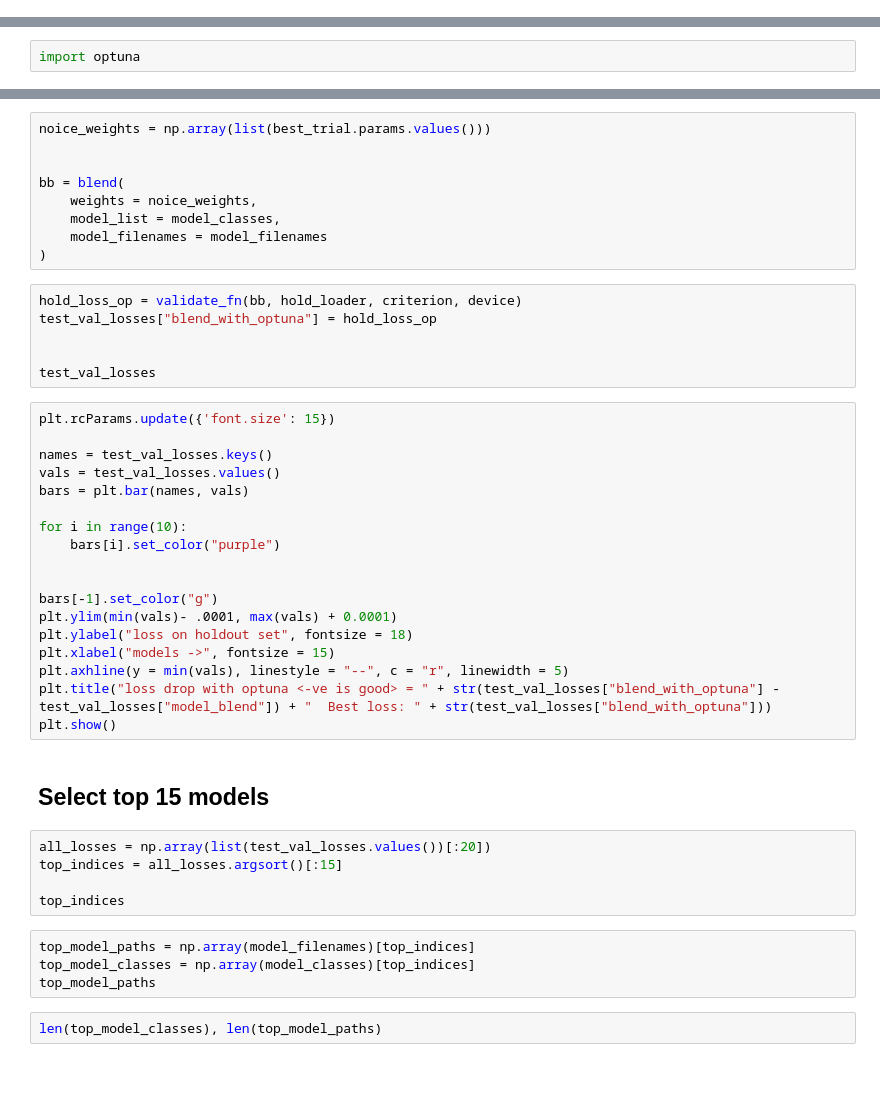
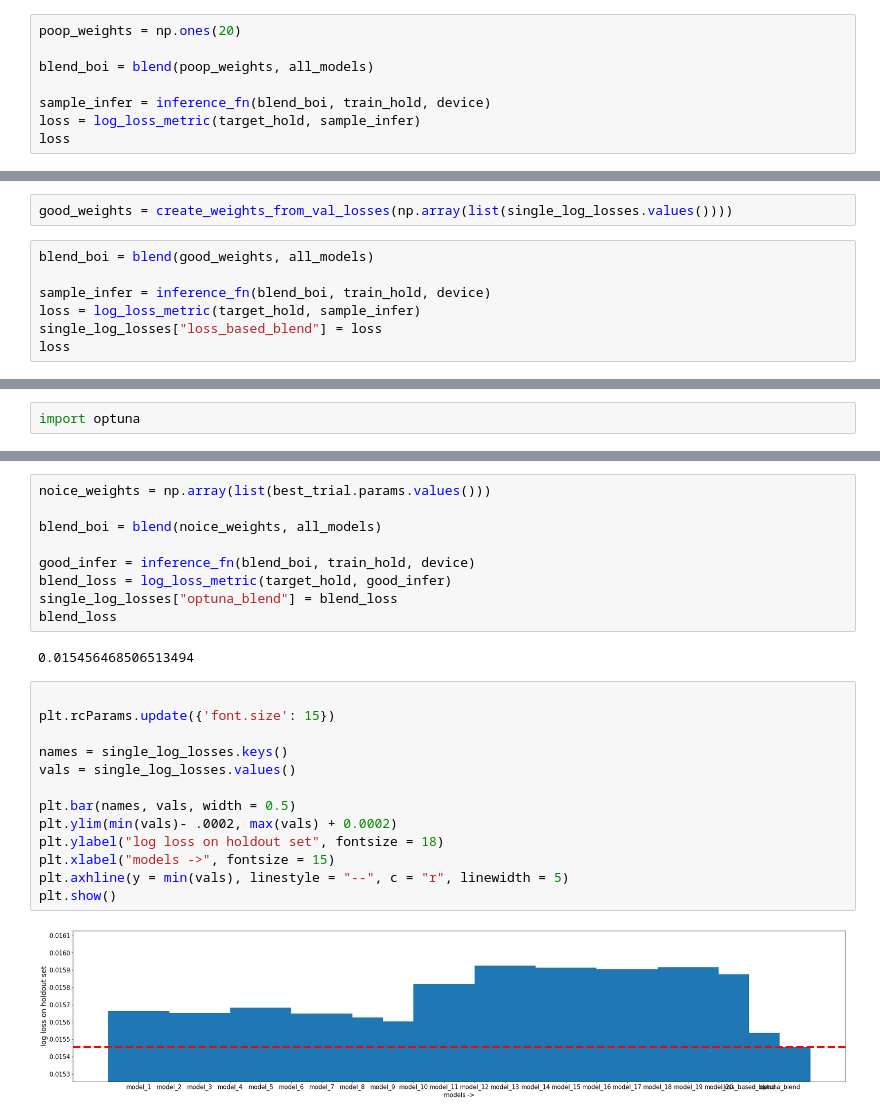
Before and after one commit to Mainakdeb/moa-classification, a Jupyter notebook: model_blending_prototype.ipynb, the cells around one changed output, grey strips where cells are left out. Cells and saved outputs as stored; diff of their text form; blank space fills up the shorter version.

Commit message:
blending: move to log loss

```diff
--- a/model_blending_prototype.ipynb
+++ b/model_blending_prototype.ipynb
@@ -632,0 +596,8 @@ plt.show()
+# %%
+poop_weights = np.ones(20)
+
+blend_boi = blend(poop_weights, all_models)
+
+sample_infer = inference_fn(blend_boi, train_hold, device)
+loss = log_loss_metric(target_hold, sample_infer)
+loss
@@ -632,0 +639,9 @@ plt.show()
+# %%
+good_weights = create_weights_from_val_losses(np.array(list(single_log_losses.values())))
+# %%
+blend_boi = blend(good_weights, all_models)
+
+sample_infer = inference_fn(blend_boi, train_hold, device)
+loss = log_loss_metric(target_hold, sample_infer)
+single_log_losses["loss_based_blend"] = loss
+loss
@@ -680,46 +748,26 @@ best_trial.params
 # %%
 noice_weights = np.array(list(best_trial.params.values()))
 
+blend_boi = blend(noice_weights, all_models)
 
-bb = blend(
-    weights = noice_weights,
-    model_list = model_classes,
-    model_filenames = model_filenames
-)
+good_infer = inference_fn(blend_boi, train_hold, device)
+blend_loss = log_loss_metric(target_hold, good_infer)
+single_log_losses["optuna_blend"] = blend_loss
+blend_loss
+# %% [output]
+0.015456468506513494
-# %%
-hold_loss_op = validate_fn(bb, hold_loader, criterion, device)
-test_val_losses["blend_with_optuna"] = hold_loss_op
-
-
-test_val_losses
 # %%
+
 plt.rcParams.update({'font.size': 15})
 
-names = test_val_losses.keys()
-vals = test_val_losses.values()
-bars = plt.bar(names, vals)
+names = single_log_losses.keys()
+vals = single_log_losses.values()
 
-for i in range(10):
-    bars[i].set_color("purple")
-
-
-bars[-1].set_color("g")
-plt.ylim(min(vals)- .0001, max(vals) + 0.0001)
-plt.ylabel("loss on holdout set", fontsize = 18)
+plt.bar(names, vals, width = 0.5)
+plt.ylim(min(vals)- .0002, max(vals) + 0.0002)
+plt.ylabel("log loss on holdout set", fontsize = 18)
 plt.xlabel("models ->", fontsize = 15)
 plt.axhline(y = min(vals), linestyle = "--", c = "r", linewidth = 5)
-plt.title("loss drop with optuna <-ve is good> = " + str(test_val_losses["blend_with_optuna"] - test_val_losses["model_blend"]) + "  Best loss: " + str(test_val_losses["blend_with_optuna"]))
 plt.show()
+# %% [output]
+[figure, added]
-# %% [markdown]
-## Select top 15 models
-# %%
-all_losses = np.array(list(test_val_losses.values())[:20])
-top_indices = all_losses.argsort()[:15]
-
-top_indices
-# %%
-top_model_paths = np.array(model_filenames)[top_indices]
-top_model_classes = np.array(model_classes)[top_indices]
-top_model_paths
-# %%
-len(top_model_classes), len(top_model_paths)
```
Also changed, not shown: parts of 63 cells of this notebook.
